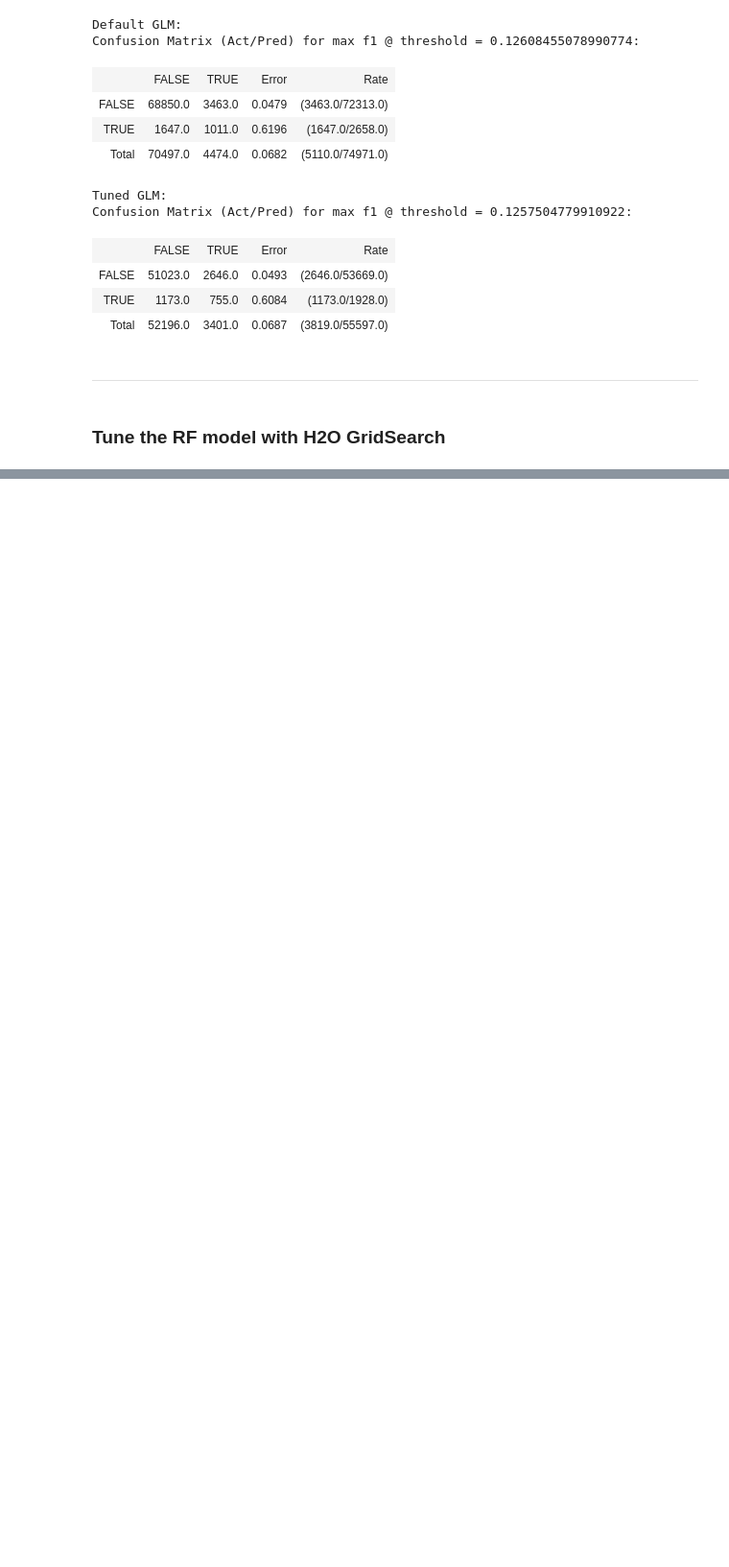
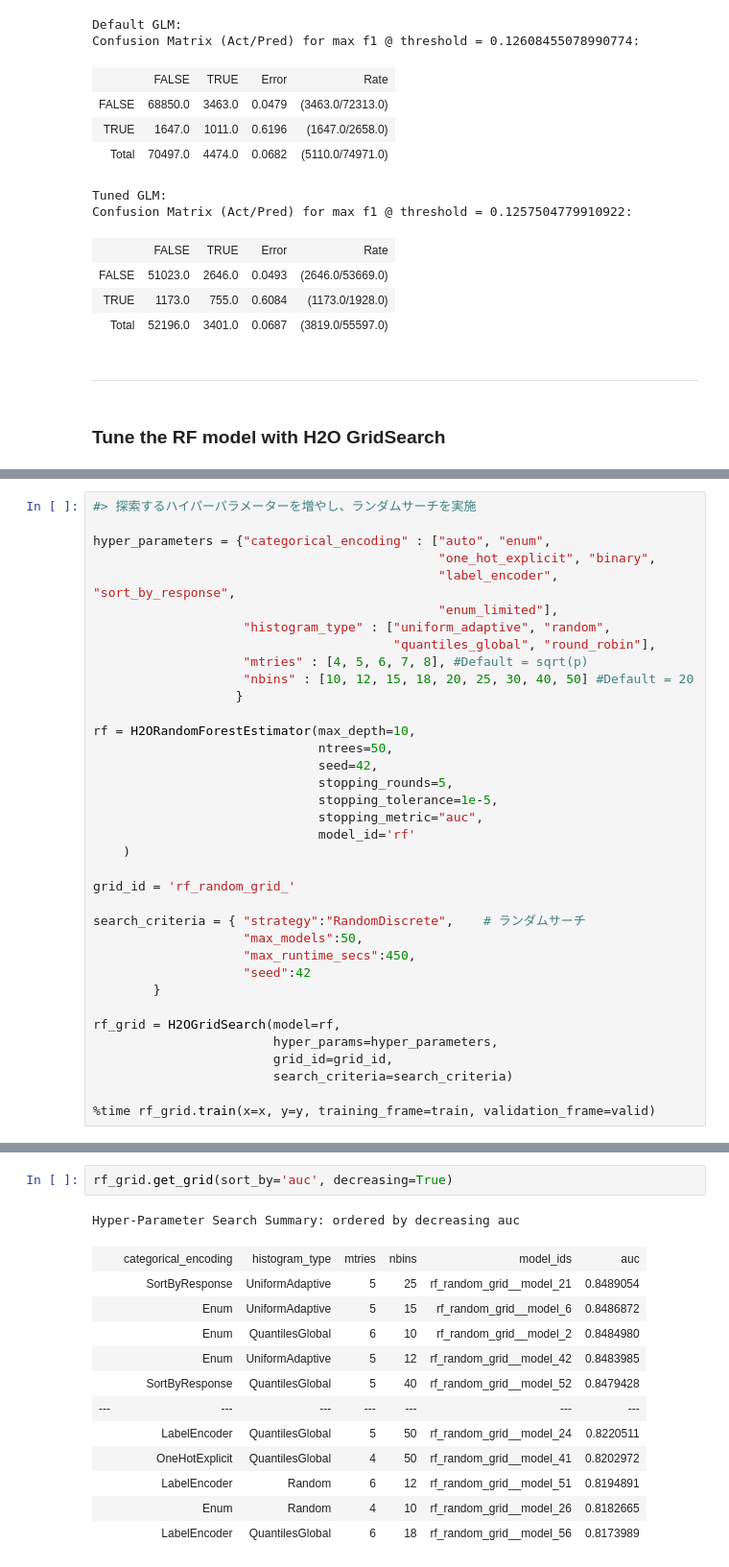
Before and after one commit to yukismd/H2O_3_Tutorial, a Jupyter notebook: H2O-3 Classification Tutorial.ipynb, the cells around one changed output, grey strips where cells are left out. Shown: that part at 96% size. Saved outputs shown, nothing was run; the diff lists cells and outputs as text; blank space fills up the shorter version.

```diff
--- a/H2O-3 Classification Tutorial.ipynb
+++ b/H2O-3 Classification Tutorial.ipynb
@@ -966,0 +1033,36 @@ Confusion Matrix (Act/Pred) for max f1 @ threshold = 0.1257504779910922:
+# %%
+#> 探索するハイパーパラメーターを増やし、ランダムサーチを実施
+
+hyper_parameters = {"categorical_encoding" : ["auto", "enum",
+                                              "one_hot_explicit", "binary",
+                                              "label_encoder", "sort_by_response",
+                                              "enum_limited"],
+                    "histogram_type" : ["uniform_adaptive", "random",
+                                        "quantiles_global", "round_robin"],
+                    "mtries" : [4, 5, 6, 7, 8], #Default = sqrt(p)
+                    "nbins" : [10, 12, 15, 18, 20, 25, 30, 40, 50] #Default = 20
+                   }
+
+rf = H2ORandomForestEstimator(max_depth=10,
+                              ntrees=50,
+                              seed=42,
+                              stopping_rounds=5,
+                              stopping_tolerance=1e-5,
+                              stopping_metric="auc",
+                              model_id='rf'
+    )
+
+grid_id = 'rf_random_grid_'
+
+search_criteria = { "strategy":"RandomDiscrete",    # ランダムサーチ
+                    "max_models":50,
+                    "max_runtime_secs":450,
+                    "seed":42
+        }
+
+rf_grid = H2OGridSearch(model=rf,
+                        hyper_params=hyper_parameters,
+                        grid_id=grid_id,
+                        search_criteria=search_criteria)
+
+%time rf_grid.train(x=x, y=y, training_frame=train, validation_frame=valid)
@@ -966,0 +1080,16 @@ Confusion Matrix (Act/Pred) for max f1 @ threshold = 0.1257504779910922:
+# %%
+rf_grid.get_grid(sort_by='auc', decreasing=True)
+# %% [output]
+Hyper-Parameter Search Summary: ordered by decreasing auc
+|  | categorical_encoding | histogram_type | mtries | nbins | model_ids | auc |
+|  | SortByResponse | UniformAdaptive | 5 | 25 | rf_random_grid__model_21 | 0.8489054 |
+|  | Enum | UniformAdaptive | 5 | 15 | rf_random_grid__model_6 | 0.8486872 |
+|  | Enum | QuantilesGlobal | 6 | 10 | rf_random_grid__model_2 | 0.8484980 |
+|  | Enum | UniformAdaptive | 5 | 12 | rf_random_grid__model_42 | 0.8483985 |
+|  | SortByResponse | QuantilesGlobal | 5 | 40 | rf_random_grid__model_52 | 0.8479428 |
+| --- | --- | --- | --- | --- | --- | --- |
+|  | LabelEncoder | QuantilesGlobal | 5 | 50 | rf_random_grid__model_24 | 0.8220511 |
+|  | OneHotExplicit | QuantilesGlobal | 4 | 50 | rf_random_grid__model_41 | 0.8202972 |
+|  | LabelEncoder | Random | 6 | 12 | rf_random_grid__model_51 | 0.8194891 |
+|  | Enum | Random | 4 | 10 | rf_random_grid__model_26 | 0.8182665 |
+|  | LabelEncoder | QuantilesGlobal | 6 | 18 | rf_random_grid__model_56 | 0.8173989 |
```
Also changed, not shown: parts of 40 cells of this notebook.
